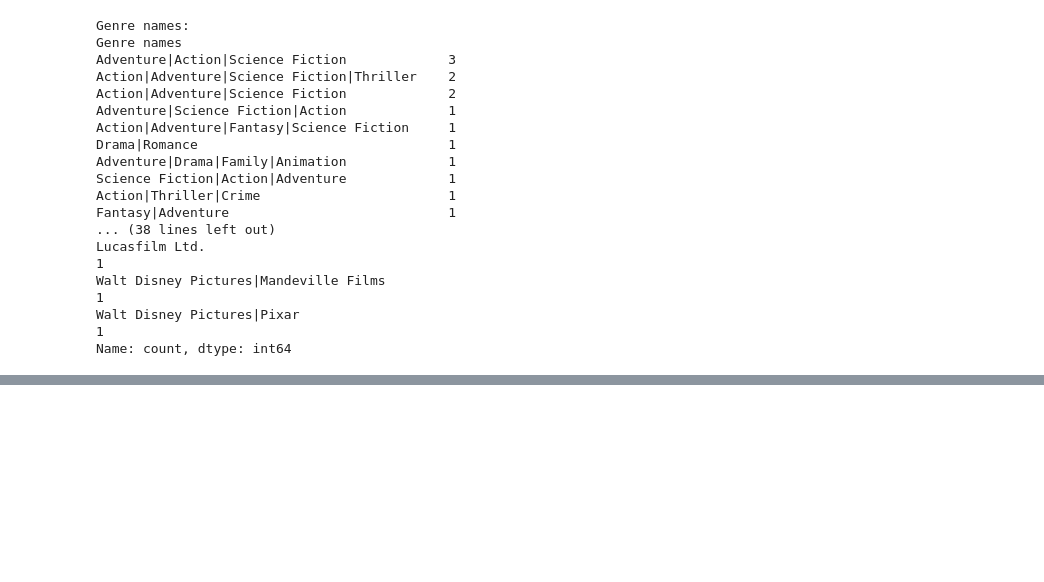
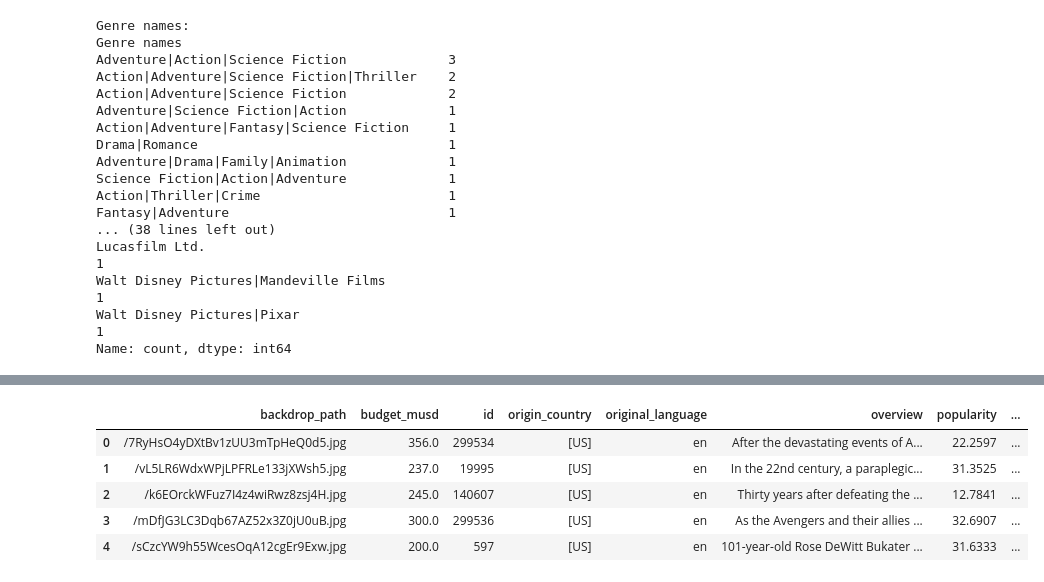
Before and after one commit to b-kenneth/Python_Fundamentals, a Jupyter notebook: movie_data_analysis.ipynb, the cells around one changed output, grey strips where cells are left out. Cells and saved outputs as stored; diff of their text form; code cells hidden in the pictures; blank space fills up the shorter version.

```diff
--- a/movie_data_analysis.ipynb
+++ b/movie_data_analysis.ipynb
@@ -251,0 +363,10 @@ pd.set_option('display.max_columns',None)
+# %%
+# Convert 'budget', 'id', and 'popularity' to numeric, setting invalid values to NaN
+cleaned_movies_df['budget'] = pd.to_numeric(cleaned_movies_df['budget'], errors='coerce')
+cleaned_movies_df['id'] = pd.to_numeric(cleaned_movies_df['id'], errors='coerce')
+cleaned_movies_df['popularity'] = pd.to_numeric(cleaned_movies_df['popularity'], errors='coerce')
+
+# Convert 'release_date' to datetime format, setting invalid values to NaT
+cleaned_movies_df['release_date'] = pd.to_datetime(cleaned_movies_df['release_date'], errors='coerce')
+
+cleaned_movies_df.info()
@@ -251,0 +393,7 @@ pd.set_option('display.max_columns',None)
+# %%
+# Convert 'budget' and 'revenue' to Million USD
+cleaned_movies_df['budget'] = cleaned_movies_df['budget'] / 1_000_000  # Divide by 1 million
+cleaned_movies_df['revenue'] = cleaned_movies_df['revenue'] / 1_000_000  # Divide by 1 million
+
+# Display the first few rows of the updated columns to confirm the conversion
+cleaned_movies_df[['budget', 'revenue']].head()
@@ -251,0 +424,11 @@ pd.set_option('display.max_columns',None)
+# %%
+cleaned_movies_df.rename(columns={'revenue': 'revenue_musd', 'Collection name': 'belongs_to_collection', 'Genre names':'genres', 'Spoken languages':'spoken_languages', 'Production countries':'production_countries', 'Production companies':'production_companies', 'budget':'budget_musd'}, inplace=True)
+
+cleaned_movies_df.head()
+# %% [output]
+|  | backdrop_path | budget_musd | id | origin_country | original_language | overview | popularity | ... |
+| 0 | /7RyHsO4yDXtBv1zUU3mTpHeQ0d5.jpg | 356.0 | 299534 | [US] | en | After the devastating events of A... | 22.2597 | ... |
+| 1 | /vL5LR6WdxWPjLPFRLe133jXWsh5.jpg | 237.0 | 19995 | [US] | en | In the 22nd century, a paraplegic... | 31.3525 | ... |
+| 2 | /k6EOrckWFuz7I4z4wiRwz8zsj4H.jpg | 245.0 | 140607 | [US] | en | Thirty years after defeating the ... | 12.7841 | ... |
+| 3 | /mDfJG3LC3Dqb67AZ52x3Z0jU0uB.jpg | 300.0 | 299536 | [US] | en | As the Avengers and their allies ... | 32.6907 | ... |
+| 4 | /sCzcYW9h55WcesOqA12cgEr9Exw.jpg | 200.0 | 597 | [US] | en | 101-year-old Rose DeWitt Bukater ... | 31.6333 | ... |
```
Also changed, not shown: parts of 29 cells of this notebook, 1 other file.
